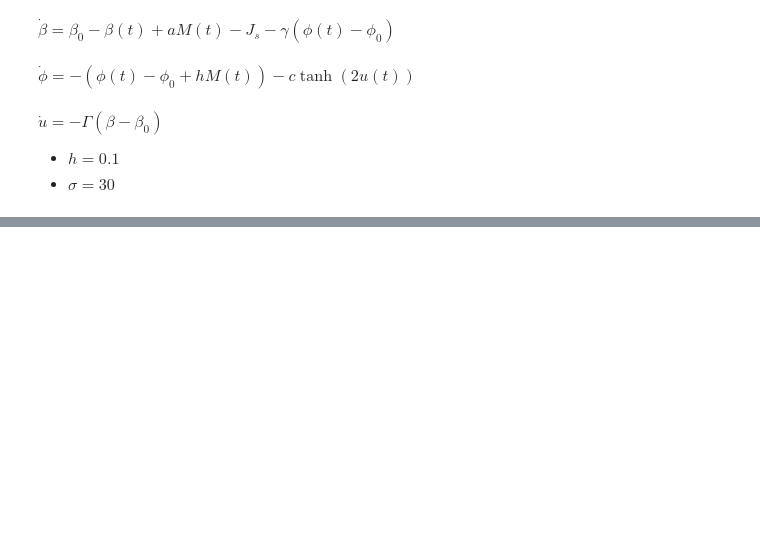
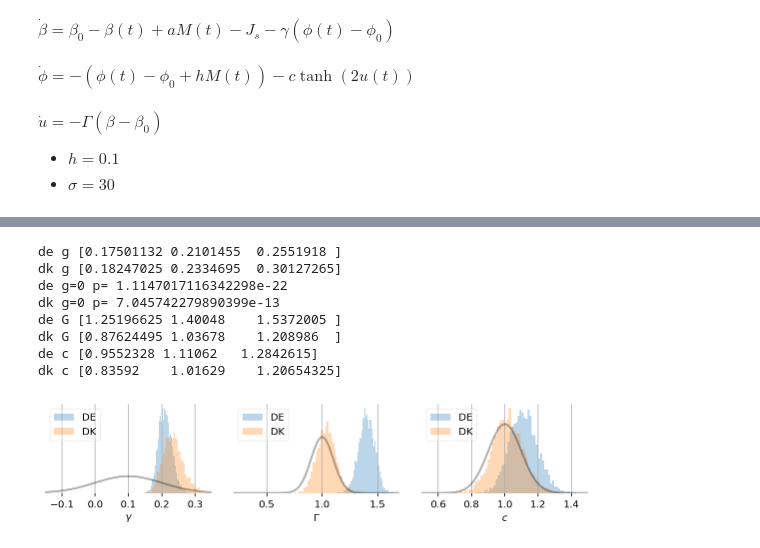
Before and after one commit to HuifangWang/CovidH_TNG, a Jupyter notebook: notebooks/2020-07-06-prep-sde-data.ipynb, the cells around one changed output, grey strips where cells are left out. Cells and saved outputs as stored; diff of their text form; code cells hidden in the pictures; blank space fills up the shorter version.

```diff
--- a/notebooks/2020-07-06-prep-sde-data.ipynb
+++ b/notebooks/2020-07-06-prep-sde-data.ipynb
@@ -191,0 +142,40 @@ stats.norm.pdf(0, csv['g'].mean(), csv['g'].std())
+# %%
+de = stanio.parse_csv("de.*.csv")
+dk = stanio.parse_csv("dk.*.csv")
+# %%
+def prior(mu,sd):
+    l, r = xlim()
+    x = np.r_[l:r:100j]
+    plot(x, stats.norm.pdf(x, mu, sd), 'k', alpha=0.3, linewidth=2)
+# %%
+figure(figsize=(8,2))
+for i, (k,l,xl,p) in enumerate(zip(['g', 'G', 'c'],
+                                   [r'$\gamma$', r'$\Gamma$', r'$c$'],
+                                   [(-0.15,0.35), (0.2,1.7), (0.5,1.5)],
+                                   [(0.1,0.1), (1,0.1), (1,0.1)]
+                                  )):
+    ax = subplot(1,3,i+1,frameon=False)
+    hist(de[k], 50, alpha=0.3, density=True)
+    hist(dk[k], 50, alpha=0.3, density=True)
+    print(f'de {k}', np.percentile(de[k], [2.5, 50, 97.5]))
+    print(f'dk {k}', np.percentile(dk[k], [2.5, 50, 97.5]))
+    if k=='g':
+        print('de g=0 p=',stats.norm.pdf(0,de[k].mean(),de[k].std()))
+        print('dk g=0 p=',stats.norm.pdf(0,dk[k].mean(),dk[k].std()))
+    grid(1)
+    legend((f'DE', f'DK'), loc='upper left', fancybox=True, framealpha=0.3)
+    xlabel(l)
+    ax.yaxis.set_visible(False)
+    xlim(xl)
+    prior(*p)
+tight_layout()
+# %% [output]
+de g [0.17501132 0.2101455  0.2551918 ]
+dk g [0.18247025 0.2334695  0.30127265]
+de g=0 p= 1.1147017116342298e-22
+dk g=0 p= 7.045742279890399e-13
+de G [1.25196625 1.40048    1.5372005 ]
+dk G [0.87624495 1.03678    1.208986  ]
+de c [0.9552328 1.11062   1.2842615]
+dk c [0.83592    1.01629    1.20654325]
+[figure, added]
```
Also changed, not shown: parts of 10 cells of this notebook, 1 other file.
